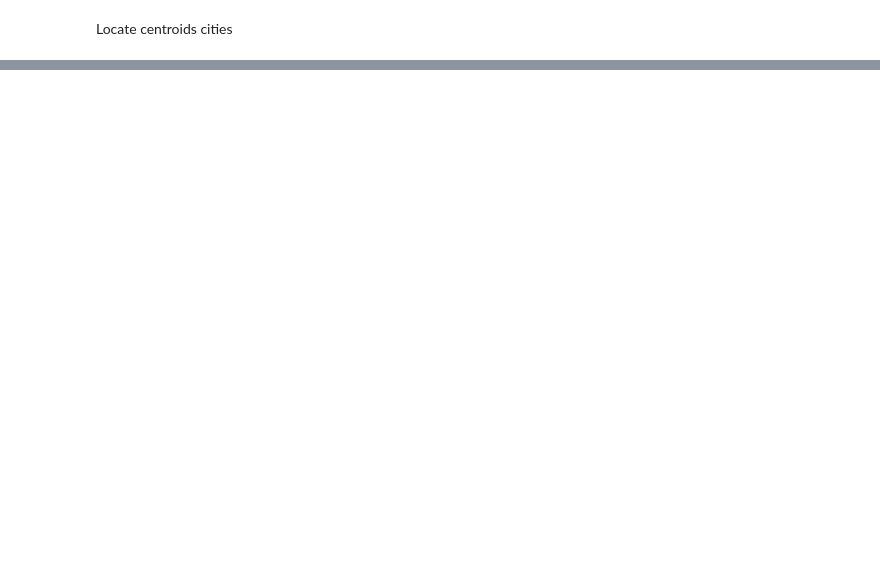
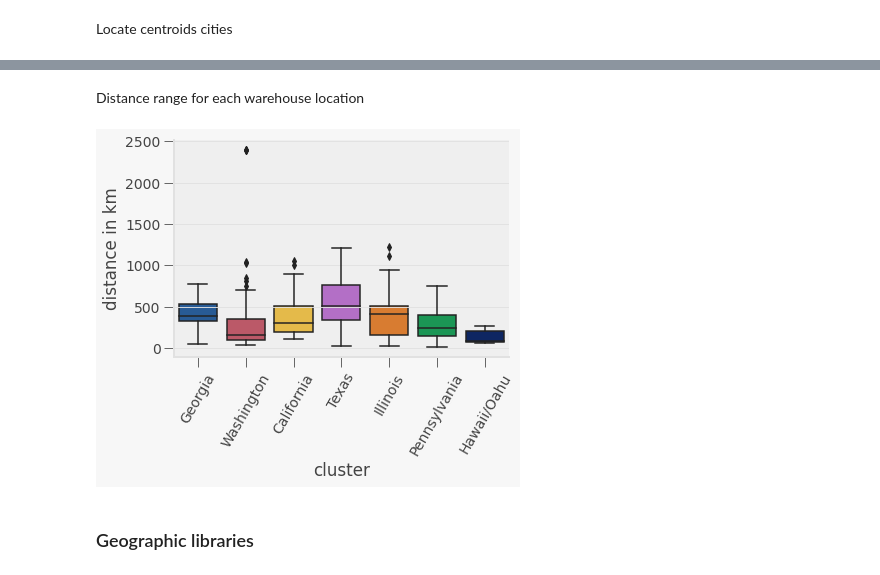
Before and after one commit to PosgradoMNA/actividades-de-aprendizaje-Walt9819, a Jupyter notebook: Week7/TecMty_kmeans_target.ipynb, the cells around one changed output, grey strips where cells are left out. Saved outputs shown, nothing was run; the diff lists cells and outputs as text; code cells hidden in the pictures; blank space fills up the shorter version.

Commit message:
Distances, clusters and conclusions added

```diff
--- a/Week7/TecMty_kmeans_target.ipynb
+++ b/Week7/TecMty_kmeans_target.ipynb
@@ -337,0 +355,15 @@ centroids_df.head()
+# %%
+from geopy import distance
+
+to_add = {"distance in km": [], "cluster": []}
+for i, (store, store_info) in enumerate(gdf.iterrows()):
+  label = labels[i]
+  warehouse = centroids_df.iloc[label, :]
+  w_pos = (warehouse["latitude"], warehouse["longitude"])
+  s_pos = (store_info["latitude"], store_info["longitude"])
+  to_add["cluster"].append(warehouse["state"])
+  to_add["distance in km"].append(distance.distance(w_pos, s_pos).km)
+# %%
+stores_df = gdf.copy()
+stores_df["distance in km"] = to_add["distance in km"]
+stores_df["cluster"] = to_add["cluster"]
@@ -337,0 +393,15 @@ centroids_df.head()
+# %%
+missing_warehouse = "Hawaii/Oahu"
+stores_df.loc[stores_df["cluster"] == "", "cluster"] = missing_warehouse
+gcentroids.loc[gcentroids["state"] == "", "state"] = missing_warehouse
+# %% [markdown]
+Distance range for each warehouse location
+# %%
+import seaborn as sns
+
+ax = sns.boxplot(data=stores_df, x="cluster", y="distance in km")
+plt.xticks(rotation=60);
+# %% [output]
+[figure, added]
+# %% [markdown]
+### Geographic libraries
```
Also changed, not shown: parts of 20 cells of this notebook.
